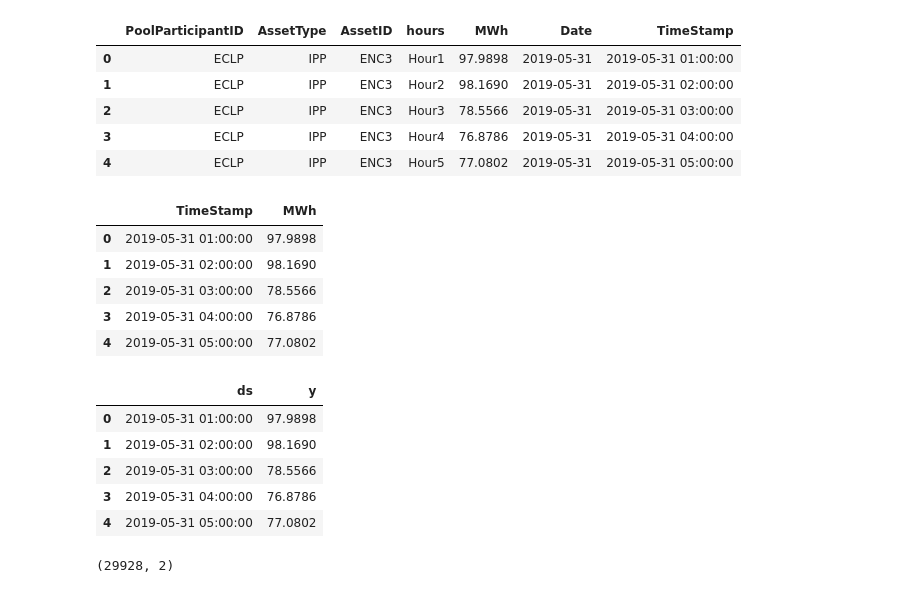
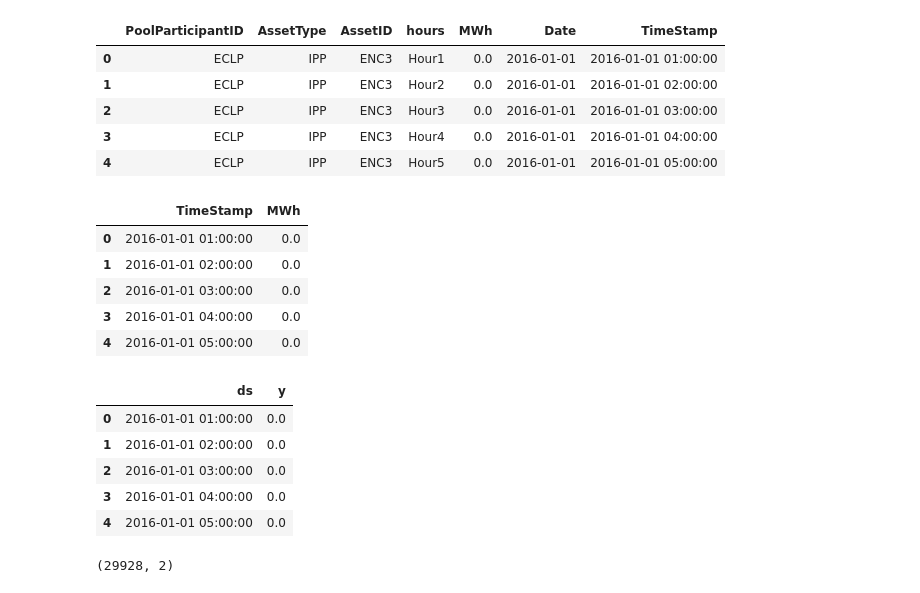
Before and after one commit to azharmgh/time-series, a Jupyter notebook: forecasting.ipynb, the cells around one changed output. Saved outputs shown, nothing was run; the diff lists cells and outputs as text; code cells hidden in the pictures.

```diff
--- a/forecasting.ipynb
+++ b/forecasting.ipynb
@@ -1,36 +1,36 @@
 # %%
 import pandas as pd
 from fbprophet import Prophet
-df = pd.read_csv(r'C:\Users\azhar\capitalpowerdata\data2016-2019.csv')
+df = pd.read_csv(r'C:\Users\azhar\time-series\data2016-2019-1.csv')
 df.head()
 # %% [output]
 |  | PoolParticipantID | AssetType | AssetID | hours | MWh | Date | TimeStamp |
-| 0 | ECLP | IPP | ENC3 | Hour1 | 97.9898 | 2019-05-31 | 2019-05-31 01:00:00 |
-| 1 | ECLP | IPP | ENC3 | Hour2 | 98.1690 | 2019-05-31 | 2019-05-31 02:00:00 |
-| 2 | ECLP | IPP | ENC3 | Hour3 | 78.5566 | 2019-05-31 | 2019-05-31 03:00:00 |
-| 3 | ECLP | IPP | ENC3 | Hour4 | 76.8786 | 2019-05-31 | 2019-05-31 04:00:00 |
-| 4 | ECLP | IPP | ENC3 | Hour5 | 77.0802 | 2019-05-31 | 2019-05-31 05:00:00 |
+| 0 | ECLP | IPP | ENC3 | Hour1 | 0.0 | 2016-01-01 | 2016-01-01 01:00:00 |
+| 1 | ECLP | IPP | ENC3 | Hour2 | 0.0 | 2016-01-01 | 2016-01-01 02:00:00 |
+| 2 | ECLP | IPP | ENC3 | Hour3 | 0.0 | 2016-01-01 | 2016-01-01 03:00:00 |
+| 3 | ECLP | IPP | ENC3 | Hour4 | 0.0 | 2016-01-01 | 2016-01-01 04:00:00 |
+| 4 | ECLP | IPP | ENC3 | Hour5 | 0.0 | 2016-01-01 | 2016-01-01 05:00:00 |
 # %%
 df1 = df[['TimeStamp','MWh']]
 # %%
 df1.head()
 # %% [output]
 |  | TimeStamp | MWh |
-| 0 | 2019-05-31 01:00:00 | 97.9898 |
-| 1 | 2019-05-31 02:00:00 | 98.1690 |
-| 2 | 2019-05-31 03:00:00 | 78.5566 |
-| 3 | 2019-05-31 04:00:00 | 76.8786 |
-| 4 | 2019-05-31 05:00:00 | 77.0802 |
+| 0 | 2016-01-01 01:00:00 | 0.0 |
+| 1 | 2016-01-01 02:00:00 | 0.0 |
+| 2 | 2016-01-01 03:00:00 | 0.0 |
+| 3 | 2016-01-01 04:00:00 | 0.0 |
+| 4 | 2016-01-01 05:00:00 | 0.0 |
 # %%
 df1.columns = ['ds','y']
 df1.head()
 # %% [output]
 |  | ds | y |
-| 0 | 2019-05-31 01:00:00 | 97.9898 |
-| 1 | 2019-05-31 02:00:00 | 98.1690 |
-| 2 | 2019-05-31 03:00:00 | 78.5566 |
-| 3 | 2019-05-31 04:00:00 | 76.8786 |
-| 4 | 2019-05-31 05:00:00 | 77.0802 |
+| 0 | 2016-01-01 01:00:00 | 0.0 |
+| 1 | 2016-01-01 02:00:00 | 0.0 |
+| 2 | 2016-01-01 03:00:00 | 0.0 |
+| 3 | 2016-01-01 04:00:00 | 0.0 |
+| 4 | 2016-01-01 05:00:00 | 0.0 |
 # %%
 
 df1.shape
```
Also changed, not shown: parts of 11 cells of this notebook.
